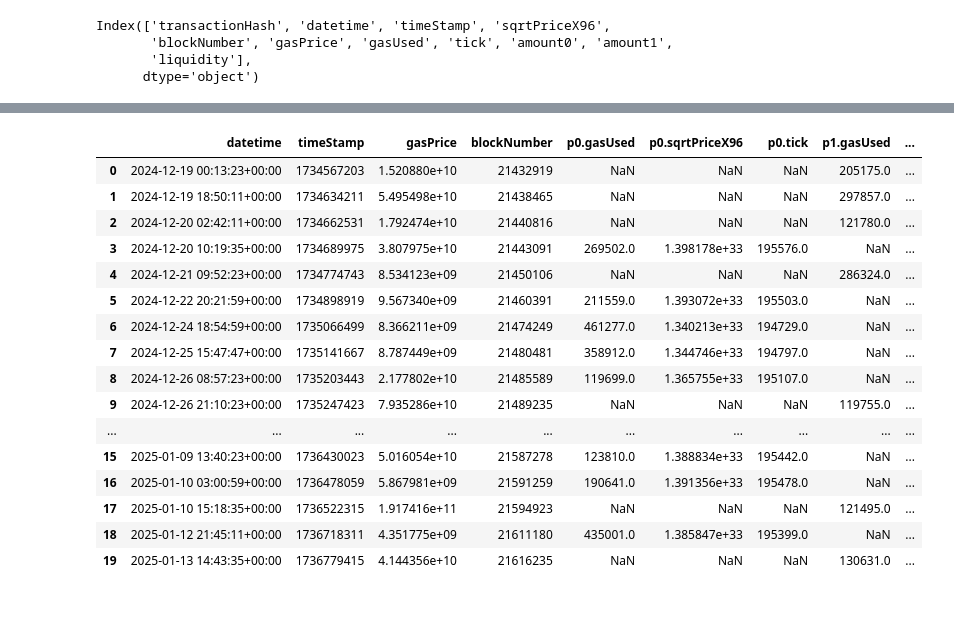
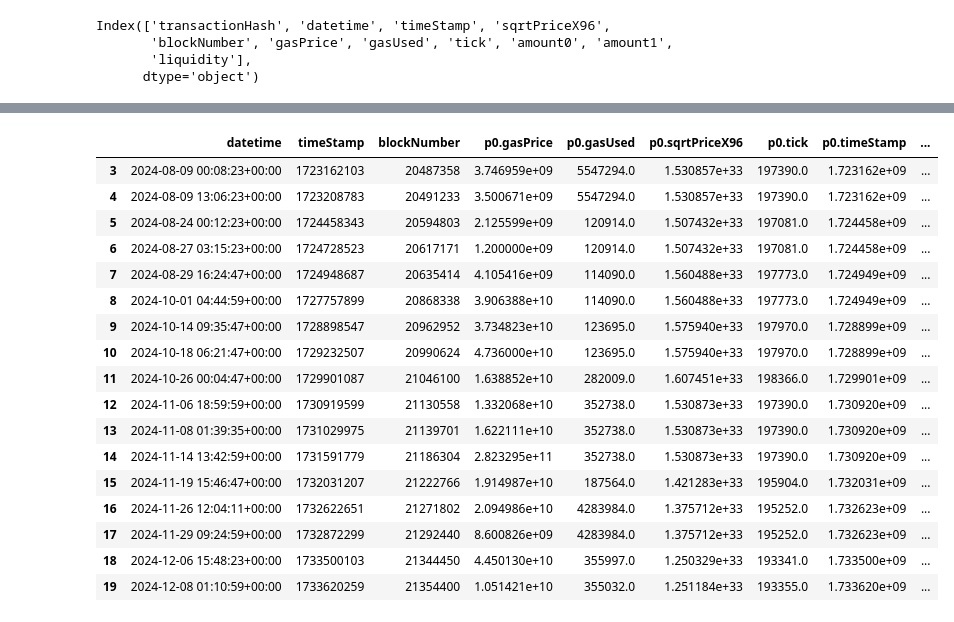
Before and after one commit to scaperothian/arbitrage_playground, a Jupyter notebook: notebooks/GasFees_Issue30.ipynb, the cells around one changed output, grey strips where cells are left out. Saved outputs shown, nothing was run; the diff lists cells and outputs as text; code cells hidden in the pictures.

```diff
--- a/notebooks/GasFees_Issue30.ipynb
+++ b/notebooks/GasFees_Issue30.ipynb
@@ -140,24 +193,44 @@ pools
-# %%
-# Rename columns
-pools.rename(
-    columns=lambda col: f"p0.{col.replace('_x', '')}" if '_x' in col else
-                        f"p1.{col.replace('_y', '')}" if '_y' in col else col
-)
-# %% [output]
-|  | datetime | timeStamp | gasPrice | blockNumber | p0.gasUsed | p0.sqrtPriceX96 | p0.tick | p1.gasUsed | ... |
-| 0 | 2024-12-19 00:13:23+00:00 | 1734567203 | 1.520880e+10 | 21432919 | NaN | NaN | NaN | 205175.0 | ... |
-| 1 | 2024-12-19 18:50:11+00:00 | 1734634211 | 5.495498e+10 | 21438465 | NaN | NaN | NaN | 297857.0 | ... |
-| 2 | 2024-12-20 02:42:11+00:00 | 1734662531 | 1.792474e+10 | 21440816 | NaN | NaN | NaN | 121780.0 | ... |
-| 3 | 2024-12-20 10:19:35+00:00 | 1734689975 | 3.807975e+10 | 21443091 | 269502.0 | 1.398178e+33 | 195576.0 | NaN | ... |
-| 4 | 2024-12-21 09:52:23+00:00 | 1734774743 | 8.534123e+09 | 21450106 | NaN | NaN | NaN | 286324.0 | ... |
-| 5 | 2024-12-22 20:21:59+00:00 | 1734898919 | 9.567340e+09 | 21460391 | 211559.0 | 1.393072e+33 | 195503.0 | NaN | ... |
-| 6 | 2024-12-24 18:54:59+00:00 | 1735066499 | 8.366211e+09 | 21474249 | 461277.0 | 1.340213e+33 | 194729.0 | NaN | ... |
-| 7 | 2024-12-25 15:47:47+00:00 | 1735141667 | 8.787449e+09 | 21480481 | 358912.0 | 1.344746e+33 | 194797.0 | NaN | ... |
-| 8 | 2024-12-26 08:57:23+00:00 | 1735203443 | 2.177802e+10 | 21485589 | 119699.0 | 1.365755e+33 | 195107.0 | NaN | ... |
-| 9 | 2024-12-26 21:10:23+00:00 | 1735247423 | 7.935286e+10 | 21489235 | NaN | NaN | NaN | 119755.0 | ... |
-| ... | ... | ... | ... | ... | ... | ... | ... | ... | ... |
-| 15 | 2025-01-09 13:40:23+00:00 | 1736430023 | 5.016054e+10 | 21587278 | 123810.0 | 1.388834e+33 | 195442.0 | NaN | ... |
-| 16 | 2025-01-10 03:00:59+00:00 | 1736478059 | 5.867981e+09 | 21591259 | 190641.0 | 1.391356e+33 | 195478.0 | NaN | ... |
-| 17 | 2025-01-10 15:18:35+00:00 | 1736522315 | 1.917416e+11 | 21594923 | NaN | NaN | NaN | 121495.0 | ... |
-| 18 | 2025-01-12 21:45:11+00:00 | 1736718311 | 4.351775e+09 | 21611180 | 435001.0 | 1.385847e+33 | 195399.0 | NaN | ... |
-| 19 | 2025-01-13 14:43:35+00:00 | 1736779415 | 4.144356e+10 | 21616235 | NaN | NaN | NaN | 130631.0 | ... |
+# %%
+import numpy as np
+
+def gas_price_correction(row):
+    """
+    The issue with gas fees is that they are always changing.  Unlike pool price which holds unless there is a swap
+    or mint/burn.
+
+    additionally, gas fees are an independent thing to a specific pool.  the gasPrice is driven by market forces
+    and the gasUsed is a standard smart contract thing (i.e. how much it takes to execute the contract).
+
+    This is a correction for the forward fill to support better estimates of the gas price for inference.
+    """
+    # if pool 0 gas fees has a larger timestamp, it happened more recently.
+    # pick that for both of their gas fees....
+    if int(row['p0.timeStamp']) > int(row['p1.timeStamp']):
+        row['p1.gasPrice'] = row['p0.gasPrice']
+        row['p1.gas_fees_usdc'] = (row['p1.gasPrice'] / 1e9 )*(row['p1.gasUsed'] / 1e9) * row['p1.price_usdc']
+    else:
+        row['p0.gasPrice'] = row['p1.gasPrice']
+        row['p0.gas_fees_usdc'] = (row['p0.gasPrice'] / 1e9 )*(row['p0.gasUsed'] / 1e9) * row['p0.price_usdc']
+
+    return row
+
+pools.apply(gas_price_correction,axis=1)
+# %% [output]
+|  | datetime | timeStamp | blockNumber | p0.gasPrice | p0.gasUsed | p0.sqrtPriceX96 | p0.tick | p0.timeStamp | ... |
+| 3 | 2024-08-09 00:08:23+00:00 | 1723162103 | 20487358 | 3.746959e+09 | 5547294.0 | 1.530857e+33 | 197390.0 | 1.723162e+09 | ... |
+| 4 | 2024-08-09 13:06:23+00:00 | 1723208783 | 20491233 | 3.500671e+09 | 5547294.0 | 1.530857e+33 | 197390.0 | 1.723162e+09 | ... |
+| 5 | 2024-08-24 00:12:23+00:00 | 1724458343 | 20594803 | 2.125599e+09 | 120914.0 | 1.507432e+33 | 197081.0 | 1.724458e+09 | ... |
+| 6 | 2024-08-27 03:15:23+00:00 | 1724728523 | 20617171 | 1.200000e+09 | 120914.0 | 1.507432e+33 | 197081.0 | 1.724458e+09 | ... |
+| 7 | 2024-08-29 16:24:47+00:00 | 1724948687 | 20635414 | 4.105416e+09 | 114090.0 | 1.560488e+33 | 197773.0 | 1.724949e+09 | ... |
+| 8 | 2024-10-01 04:44:59+00:00 | 1727757899 | 20868338 | 3.906388e+10 | 114090.0 | 1.560488e+33 | 197773.0 | 1.724949e+09 | ... |
+| 9 | 2024-10-14 09:35:47+00:00 | 1728898547 | 20962952 | 3.734823e+10 | 123695.0 | 1.575940e+33 | 197970.0 | 1.728899e+09 | ... |
+| 10 | 2024-10-18 06:21:47+00:00 | 1729232507 | 20990624 | 4.736000e+10 | 123695.0 | 1.575940e+33 | 197970.0 | 1.728899e+09 | ... |
+| 11 | 2024-10-26 00:04:47+00:00 | 1729901087 | 21046100 | 1.638852e+10 | 282009.0 | 1.607451e+33 | 198366.0 | 1.729901e+09 | ... |
+| 12 | 2024-11-06 18:59:59+00:00 | 1730919599 | 21130558 | 1.332068e+10 | 352738.0 | 1.530873e+33 | 197390.0 | 1.730920e+09 | ... |
+| 13 | 2024-11-08 01:39:35+00:00 | 1731029975 | 21139701 | 1.622111e+10 | 352738.0 | 1.530873e+33 | 197390.0 | 1.730920e+09 | ... |
+| 14 | 2024-11-14 13:42:59+00:00 | 1731591779 | 21186304 | 2.823295e+11 | 352738.0 | 1.530873e+33 | 197390.0 | 1.730920e+09 | ... |
+| 15 | 2024-11-19 15:46:47+00:00 | 1732031207 | 21222766 | 1.914987e+10 | 187564.0 | 1.421283e+33 | 195904.0 | 1.732031e+09 | ... |
+| 16 | 2024-11-26 12:04:11+00:00 | 1732622651 | 21271802 | 2.094986e+10 | 4283984.0 | 1.375712e+33 | 195252.0 | 1.732623e+09 | ... |
+| 17 | 2024-11-29 09:24:59+00:00 | 1732872299 | 21292440 | 8.600826e+09 | 4283984.0 | 1.375712e+33 | 195252.0 | 1.732623e+09 | ... |
+| 18 | 2024-12-06 15:48:23+00:00 | 1733500103 | 21344450 | 4.450130e+10 | 355997.0 | 1.250329e+33 | 193341.0 | 1.733500e+09 | ... |
+| 19 | 2024-12-08 01:10:59+00:00 | 1733620259 | 21354400 | 1.051421e+10 | 355032.0 | 1.251184e+33 | 193355.0 | 1.733620e+09 | ... |
```
Also changed, not shown: parts of 11 cells of this notebook, 2 other files.
